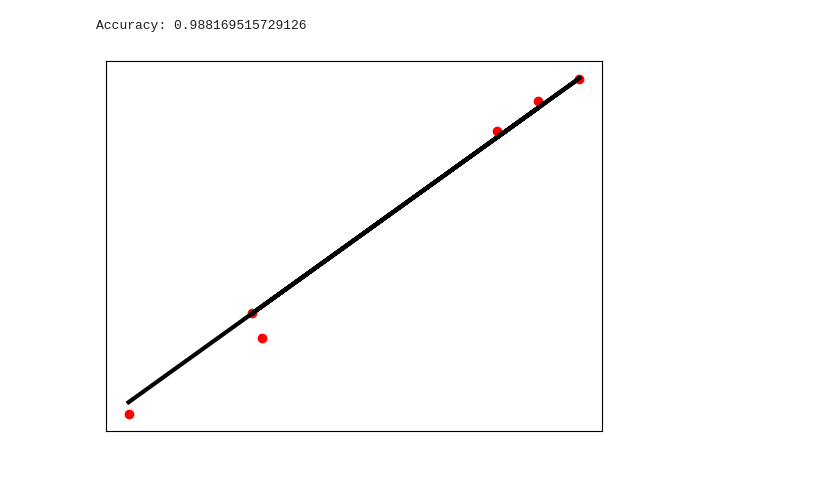
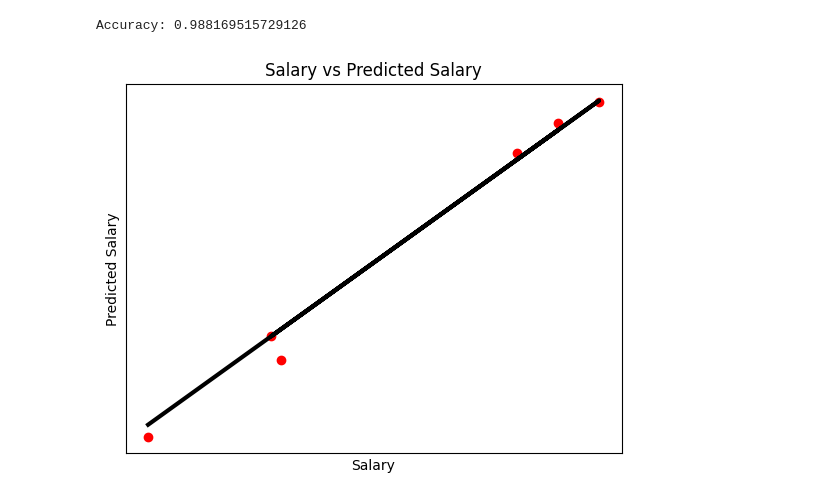
Before and after one commit to sarwarjr70/Regression-Model, a Jupyter notebook: Simple_Salary_linear_regression.ipynb, the cells around one changed output. Cells and saved outputs as stored; diff of their text form; code cells hidden in the pictures; blank space fills up the shorter version.

Commit message:
Update Simple Salary Linear Regression Model - 4

```diff
--- a/Simple_Salary_linear_regression.ipynb
+++ b/Simple_Salary_linear_regression.ipynb
@@ -74,9 +74,11 @@ Accuracy: 0.988169515729126
 # %%
 plt.scatter(X_test, y_test , color = 'red')
 plt.plot(X_test, y_pred , color = 'black', linewidth = 3)
-
+plt.title('Salary vs Predicted Salary')
+plt.xlabel('Salary')
+plt.ylabel('Predicted Salary')
 plt.xticks(())
 plt.yticks(())
 plt.show()
 # %% [output]
-[figure, old version]
+[figure, new version]
```
